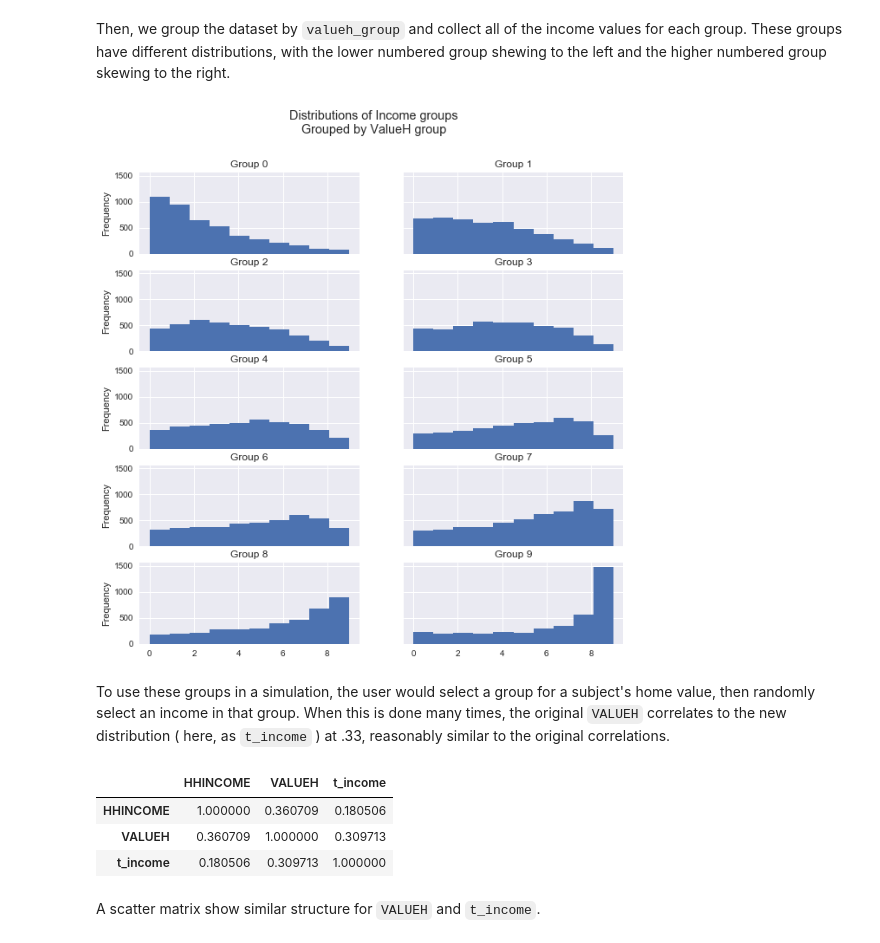
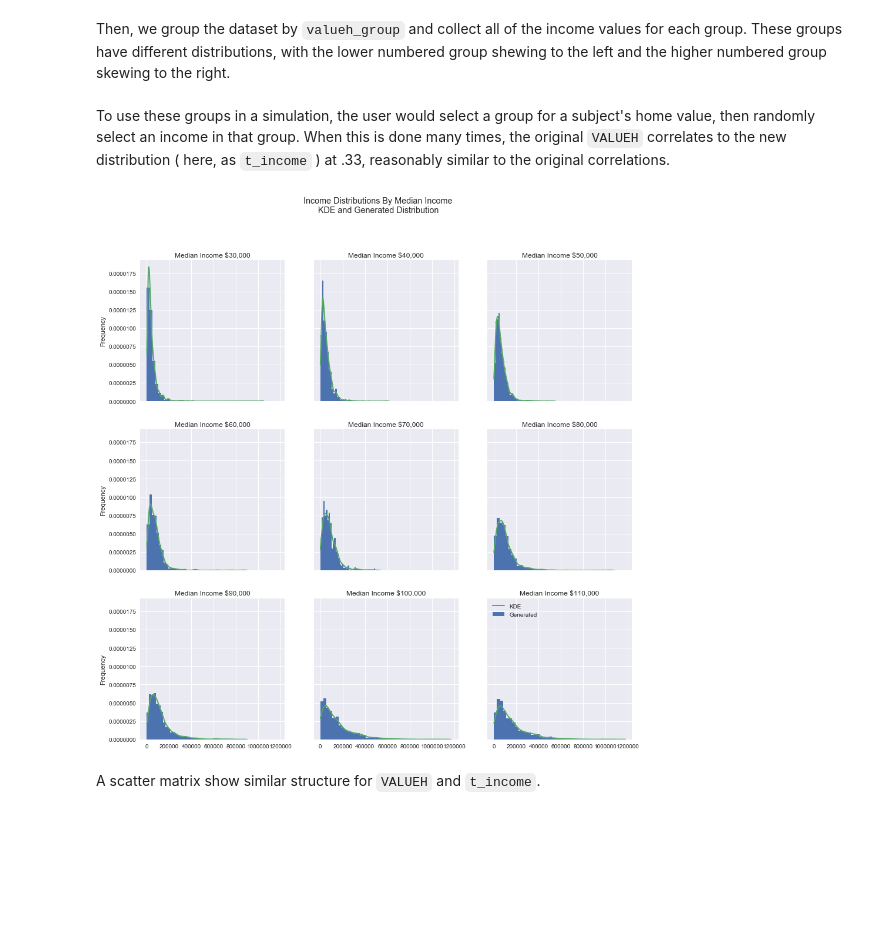
Before and after one commit to SDRDLAnalysts/data-projects, a Jupyter notebook: ipums.org/income_home_value/Income and Home Value Distributions.ipynb, the cells around one changed output. Drawn from its saved outputs; the diff is of its cells as text; code cells hidden in the pictures; blank space fills up the shorter version.

```diff
--- a/ipums.org/income_home_value/Income and Home Value Distributions.ipynb
+++ b/ipums.org/income_home_value/Income and Home Value Distributions.ipynb
@@ -121,18 +209,4 @@ incv[['HHINCOME', 'VALUEH', 'hhincome_group', 'valueh_group']] .corr()
 # %% [markdown]
 Then, we group the dataset by `valueh_group` and collect all of the income values for each group. These groups have different distributions, with the lower numbered group shewing to the left and the higher numbered group skewing to the right.
-# %%
-import matplotlib.pyplot as plt
-import numpy as np
-
-fig,AX = plt.subplots(5, 2, sharex=True, sharey=True, figsize=(10,10))
-
-for i, ax in enumerate(AX.flatten()):
-    g = incv.groupby('valueh_group').get_group(i).hhincome_group
-    g.plot.hist(ax=ax, title='Group {}'.format(i))
-
-fig.suptitle('Distributions of Income groups\nGrouped by ValueH group')
-plt.show()
-# %% [output]
-[figure, removed]
 # %% [markdown]
 To use these groups in a simulation, the user would select a group for a subject's home value, then randomly select an income in that group. When this is done many times, the original `VALUEH` correlates to the new distribution ( here, as `t_income` ) at .33, reasonably similar to the original correlations.
@@ -150,11 +213,33 @@ def select_income(hv_group):
-# %%
-t = incv.copy()
-t['t_income'] = t.valueh_group.apply(lambda hv_group: np.random.choice(income_groups[hv_group]))
-t[['HHINCOME','VALUEH','t_income']].corr()
-# %% [output]
-|  | HHINCOME | VALUEH | t_income |
-| HHINCOME | 1.000000 | 0.360709 | 0.180506 |
-| VALUEH | 0.360709 | 1.000000 | 0.309713 |
-| t_income | 0.180506 | 0.309713 | 1.000000 |
+# %%
+import matplotlib.pyplot as plt
+import numpy as np
+
+mk = MultiKde(odf, 'valueh_group', 'HHINCOME')
+
+fig,AX = plt.subplots(3, 3, sharex=True, sharey=True, figsize=(15,15))
+
+incomes = [30000,
+          40000,
+          50000,
+          60000,
+          70000,
+          80000,
+          90000,
+          100000,
+          110000]
+
+for mi, ax in zip(incomes, AX.flatten()):
+    s, d, icdf, g = mk.make_kde(mi)
+    syn_d = mk.syn_dist(mi, 10000)
+
+    syn_d.plot.hist(ax=ax, bins=40, title='Median Income ${:0,.0f}'.format(mi), normed=True, label='Generated')
+
+    ax.plot(s,d, lw=2, label='KDE')
+
+fig.suptitle('Income Distributions By Median Income\nKDE and Generated Distribution')
+plt.legend(loc='upper left')
+plt.show()
+# %% [output]
+[figure, added]
 # %% [markdown]
 A scatter matrix show similar structure for `VALUEH` and `t_income`.
```
Also changed, not shown: parts of 32 cells of this notebook.
